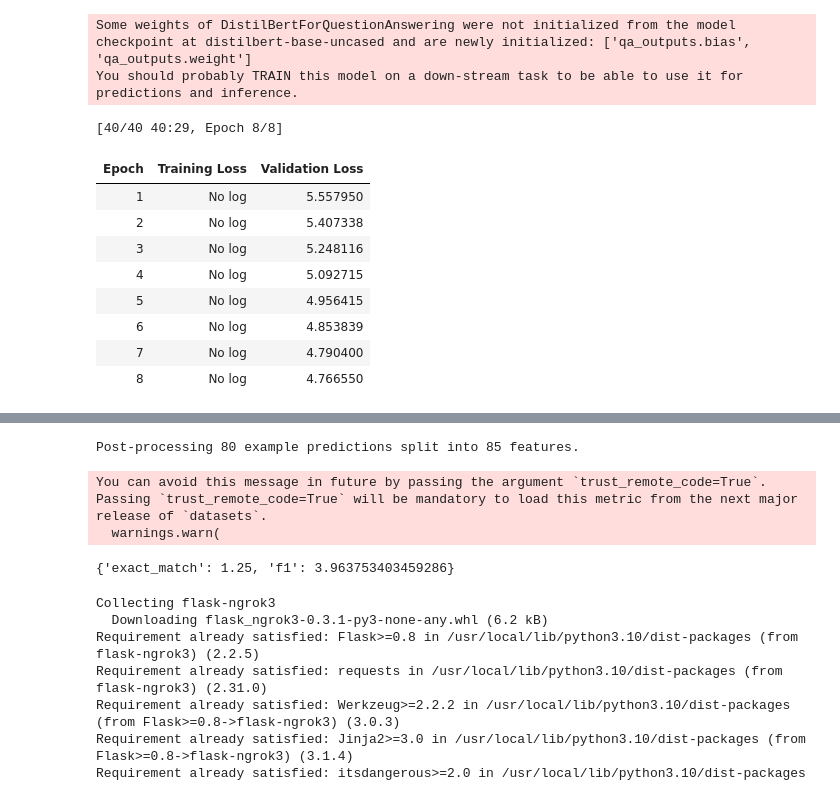
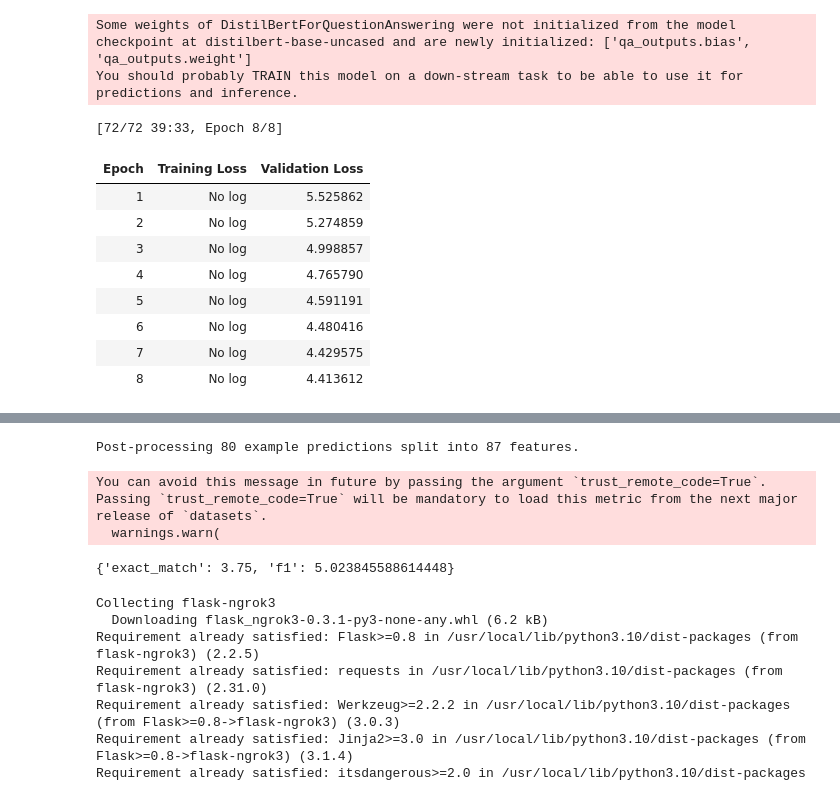
Before and after one commit to Shubhanker01/RepositoryNo1, a Jupyter notebook: questionAnswering.ipynb, the cells around one changed output, grey strips where cells are left out. Drawn from its saved outputs; the diff is of its cells as text; code cells hidden in the pictures.

```diff
--- a/questionAnswering.ipynb
+++ b/questionAnswering.ipynb
@@ -48,7 +48,7 @@ Successfully installed datasets-2.19.1 dill-0.3.8 multiprocess-0.70.16 xxhash-3.
 model_checkpoint = 'distilbert-base-uncased'
 squad_v2 = False
 # specifying batch size
-batch_size = 32
+batch_size = 16
 # loading datasets
 from datasets import load_dataset,load_metric
 # taking 100 datasets
@@ -163,49 +157,49 @@ model=AutoModelForQuestionAnswering.from_pretrained(model_checkpoint)
 model_name = model_checkpoint.split("/")[-1]
 from transformers import TrainingArguments
 args = TrainingArguments(
-    f"{model_name}-finetune",
-    evaluation_strategy = "epoch",
+    f"{model_name}-finetuned",
+    eval_strategy = "epoch",
     learning_rate=2e-5,
     per_device_train_batch_size=batch_size,
     per_device_eval_batch_size=batch_size,
     # no of training epochs
     num_train_epochs=8,
     weight_decay=0.01,
     push_to_hub=False
 )
 
 # data collector
 from transformers import default_data_collator
 data_collator = default_data_collator
 
 # passing our datasets to the trainer
 trainer = Trainer(
     model,
     args,
     train_dataset=tokenized_datasets["train"],
     eval_dataset=tokenized_datasets["test"],
     data_collator=data_collator,
     tokenizer=tokenizer,
 )
 
 # fine tuning our model with train method
 trainer.train()
 
 # saving our model
 trainer.save_model('my-model')
 # %% [output]
 Some weights of DistilBertForQuestionAnswering were not initialized from the model checkpoint at distilbert-base-uncased and are newly initialized: ['qa_outputs.bias', 'qa_outputs.weight']
 You should probably TRAIN this model on a down-stream task to be able to use it for predictions and inference.
-[40/40 40:29, Epoch 8/8]
+[72/72 39:33, Epoch 8/8]
 | Epoch | Training Loss | Validation Loss |
-| 1 | No log | 5.557950 |
-| 2 | No log | 5.407338 |
-| 3 | No log | 5.248116 |
-| 4 | No log | 5.092715 |
-| 5 | No log | 4.956415 |
-| 6 | No log | 4.853839 |
-| 7 | No log | 4.790400 |
-| 8 | No log | 4.766550 |
+| 1 | No log | 5.525862 |
+| 2 | No log | 5.274859 |
+| 3 | No log | 4.998857 |
+| 4 | No log | 4.765790 |
+| 5 | No log | 4.591191 |
+| 6 | No log | 4.480416 |
+| 7 | No log | 4.429575 |
+| 8 | No log | 4.413612 |
 # %%
 # evaluation of our model
 import torch
@@ -439,11 +433,11 @@ formatted_predictions = [{"id": k, "prediction_text": v} for k, v in final_predi
 references = [{"id": ex["id"], "answers": ex["answers"]} for ex in datasets["test"]]
 metric.compute(predictions=formatted_predictions, references=references)
 # %% [output]
-Post-processing 80 example predictions split into 85 features.
+Post-processing 80 example predictions split into 87 features.
 You can avoid this message in future by passing the argument `trust_remote_code=True`.
 Passing `trust_remote_code=True` will be mandatory to load this metric from the next major release of `datasets`.
   warnings.warn(
-{'exact_match': 1.25, 'f1': 3.963753403459286}
+{'exact_match': 3.75, 'f1': 5.023845588614448}
 # %%
 !pip install flask-ngrok3
 !pip install pyngrok
```
Also changed, not shown: parts of 4 cells of this notebook.
